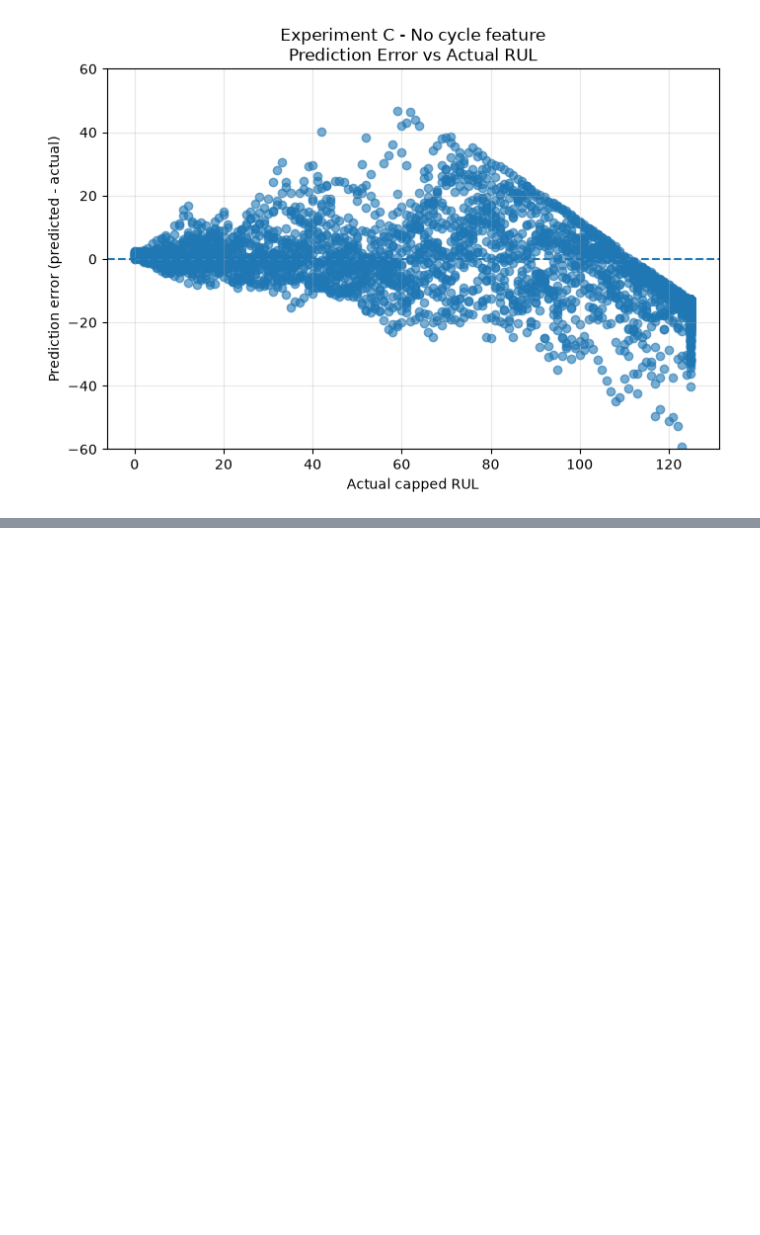
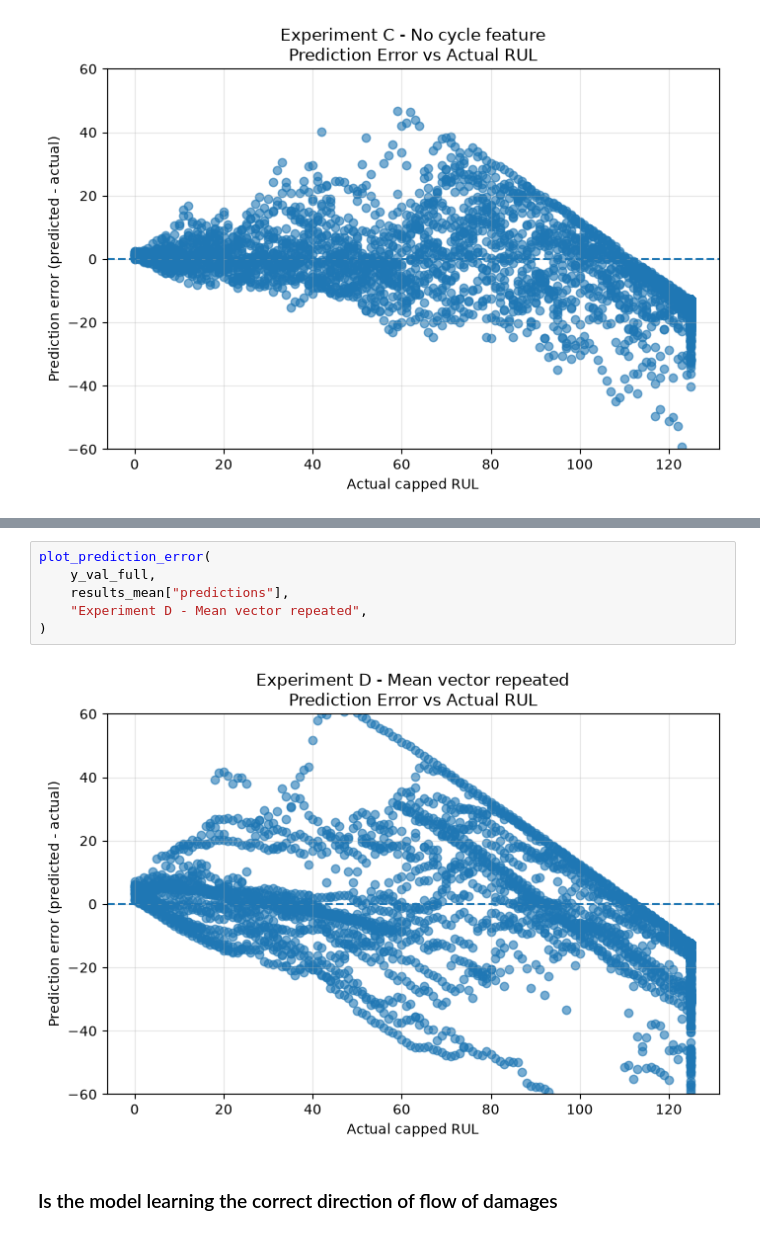
Before and after one commit to iamprakhar10/aircraft-rul-predictor, a Jupyter notebook: notebooks/02_temporal_ablation.ipynb, the cells around one changed output, grey strips where cells are left out. Drawn from its saved outputs; the diff is of its cells as text; blank space fills up the shorter version.

```diff
--- a/notebooks/02_temporal_ablation.ipynb
+++ b/notebooks/02_temporal_ablation.ipynb
@@ -1191,0 +1321,10 @@ plot_prediction_error(
+# %%
+plot_prediction_error(
+    y_val_full,
+    results_mean["predictions"],
+    "Experiment D - Mean vector repeated",
+)
+# %% [output]
+[figure, added]
+# %% [markdown]
+### Is the model learning the correct direction of flow of damages
```
Also changed, not shown: parts of 3 cells of this notebook.
